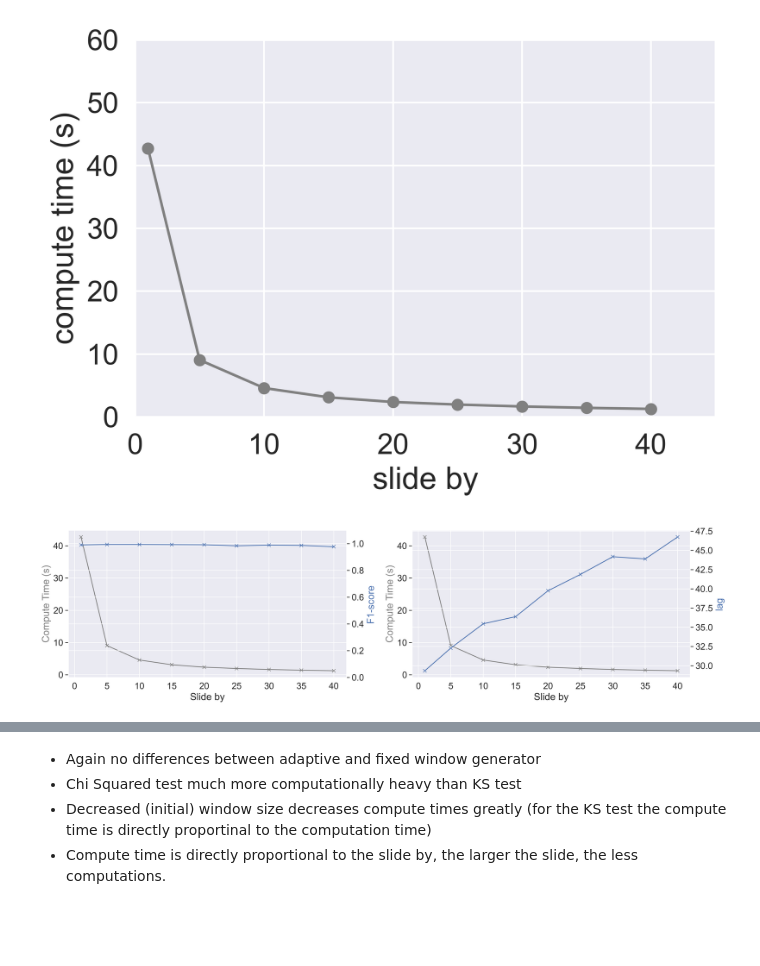
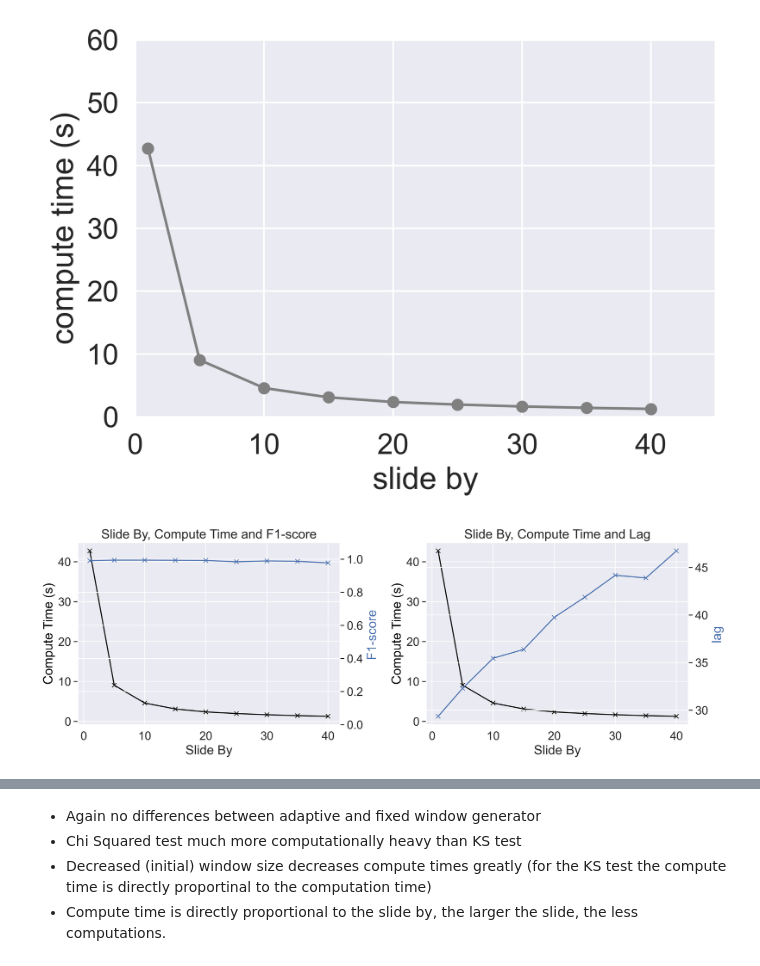
Before and after one commit to lennartebert/explaining_concept_drift, a Jupyter notebook: 42_Synthetic Dataset_Analyze Results.ipynb, the cells around one changed output, grey strips where cells are left out. Drawn from its saved outputs; the diff is of its cells as text; code cells hidden in the pictures; blank space fills up the shorter version.

```diff
--- a/42_Synthetic Dataset_Analyze Results.ipynb
+++ b/42_Synthetic Dataset_Analyze Results.ipynb
@@ -419,30 +419,31 @@ plt.show()
 # %%
 import numpy as np
 import matplotlib.pyplot as plt
 
 x = list(slide_by_df.index)
 y1 = list(slide_by_df['compute time'])
 
-fig, ax = plt.subplots(nrows=1, ncols=2, figsize=(18, 5), dpi=400)
+fig, ax = plt.subplots(nrows=1, ncols=2, figsize=(14, 5), dpi=400)
 
 for i, secondary_measure in enumerate(['F1-score', 'lag']):
     y2 = list(slide_by_df[secondary_measure])
 
     ax1 = ax[i]
     ax2 = ax1.twinx()
-    ax1.plot(x, y1, 'gray', marker='x')
+    ax1.plot(x, y1, 'black', marker='x')
     ax2.plot(x, y2, 'b-', marker='x')
     if secondary_measure == 'F1-score':
         ax2.set_ylim(0, 1.1)
 
-    ax1.set_xlabel('Slide by')
-    ax1.set_ylabel('Compute Time (s)', color='gray')
+    ax1.set_xlabel('Slide By')
+    ax1.set_ylabel('Compute Time (s)', color='black')
     ax2.set_ylabel(secondary_measure, color='b')
+    plt.title(f'Slide By, Compute Time and {secondary_measure.capitalize()}')
 
 plt.tight_layout()
 plt.show()
 # %% [output]
-[figure, old version]
+[figure, new version]
 # %%
 # attempt to fit an exponential function to the compute time - "slide by" graph
 x = slide_by_df['compute time'].index
```
Also changed, not shown: parts of 2 cells of this notebook, 2 other files.
